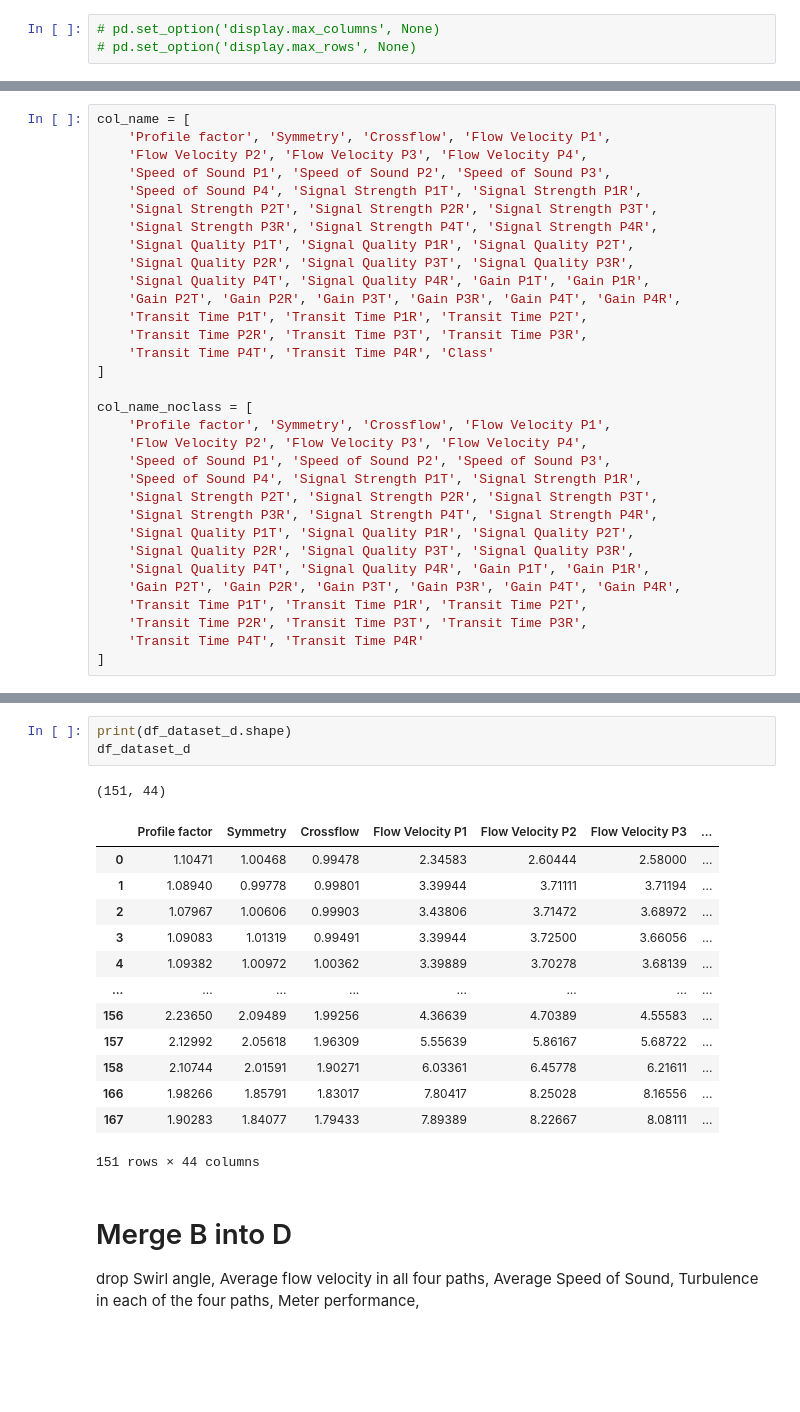
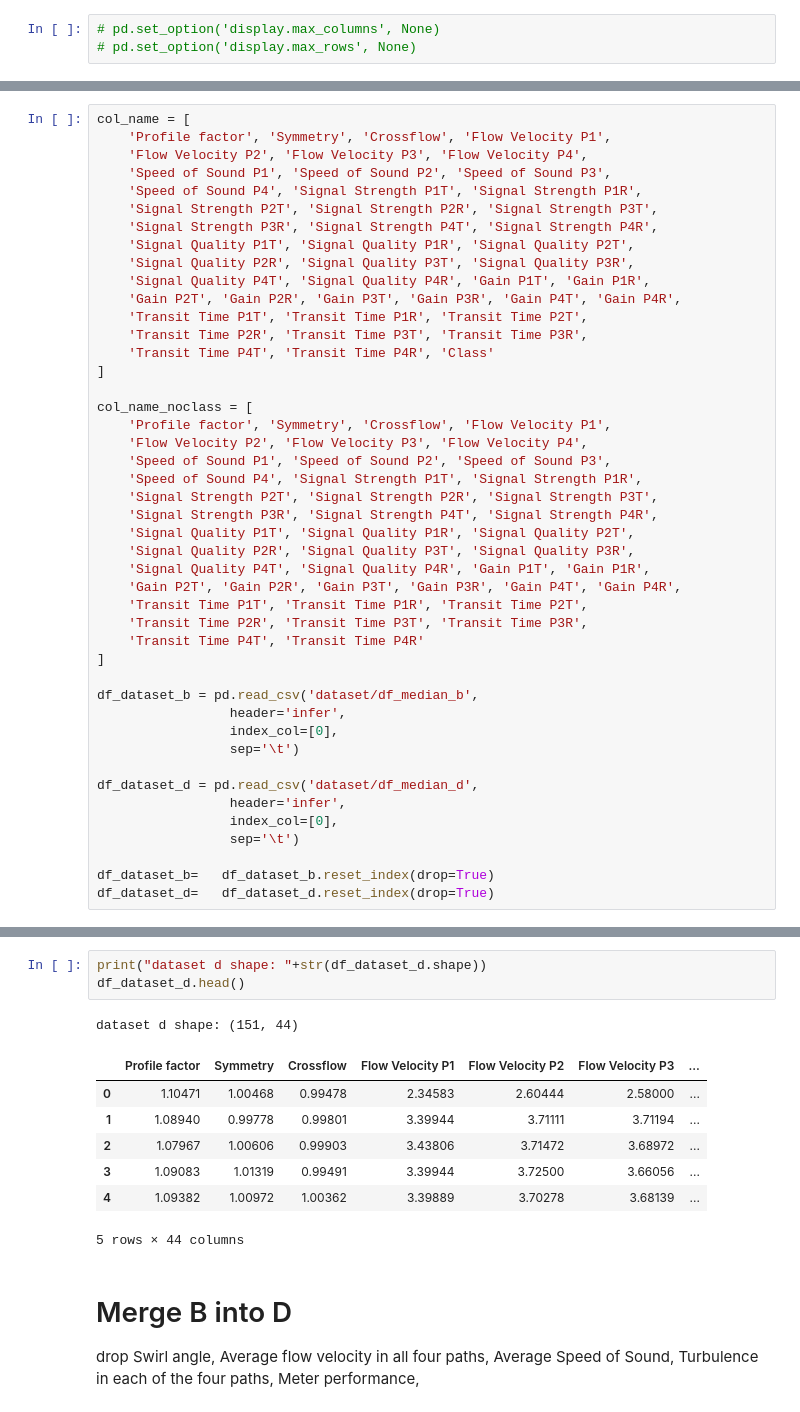
Before and after one commit to goldslime123/csc3005-DA, a Jupyter notebook: Combine_B_D.ipynb, the cells around one changed output, grey strips where cells are left out. Drawn from its saved outputs; the diff is of its cells as text; blank space fills up the shorter version.

```diff
--- a/Combine_B_D.ipynb
+++ b/Combine_B_D.ipynb
@@ -37,3 +43,16 @@ col_name_noclass = [
     'Transit Time P2R', 'Transit Time P3T', 'Transit Time P3R',
     'Transit Time P4T', 'Transit Time P4R'
 ]
+
+df_dataset_b = pd.read_csv('dataset/df_median_b',
+                 header='infer',
+                 index_col=[0],
+                 sep='\t')
+
+df_dataset_d = pd.read_csv('dataset/df_median_d',
+                 header='infer',
+                 index_col=[0],
+                 sep='\t')
+
+df_dataset_b=   df_dataset_b.reset_index(drop=True)
+df_dataset_d=   df_dataset_d.reset_index(drop=True)
@@ -74,21 +71,15 @@ df_dataset_d = pd.read_csv('dataset/df_median_d',
 # %%
-print(df_dataset_d.shape)
-df_dataset_d
+print("dataset d shape: "+str(df_dataset_d.shape))
+df_dataset_d.head()
 # %% [output]
-(151, 44)
+dataset d shape: (151, 44)
 |  | Profile factor | Symmetry | Crossflow | Flow Velocity P1 | Flow Velocity P2 | Flow Velocity P3 | ... |
 | 0 | 1.10471 | 1.00468 | 0.99478 | 2.34583 | 2.60444 | 2.58000 | ... |
 | 1 | 1.08940 | 0.99778 | 0.99801 | 3.39944 | 3.71111 | 3.71194 | ... |
 | 2 | 1.07967 | 1.00606 | 0.99903 | 3.43806 | 3.71472 | 3.68972 | ... |
 | 3 | 1.09083 | 1.01319 | 0.99491 | 3.39944 | 3.72500 | 3.66056 | ... |
 | 4 | 1.09382 | 1.00972 | 1.00362 | 3.39889 | 3.70278 | 3.68139 | ... |
-| ... | ... | ... | ... | ... | ... | ... | ... |
-| 156 | 2.23650 | 2.09489 | 1.99256 | 4.36639 | 4.70389 | 4.55583 | ... |
-| 157 | 2.12992 | 2.05618 | 1.96309 | 5.55639 | 5.86167 | 5.68722 | ... |
-| 158 | 2.10744 | 2.01591 | 1.90271 | 6.03361 | 6.45778 | 6.21611 | ... |
-| 166 | 1.98266 | 1.85791 | 1.83017 | 7.80417 | 8.25028 | 8.16556 | ... |
-| 167 | 1.90283 | 1.84077 | 1.79433 | 7.89389 | 8.22667 | 8.08111 | ... |
-151 rows × 44 columns
+5 rows × 44 columns
 # %% [markdown]
 # Merge B into D
 drop Swirl angle, Average flow velocity in all four paths, Average Speed of Sound, Turbulence in each of the four paths,  Meter performance,
```
Also changed, not shown: parts of 86 cells of this notebook, 1 other file.
